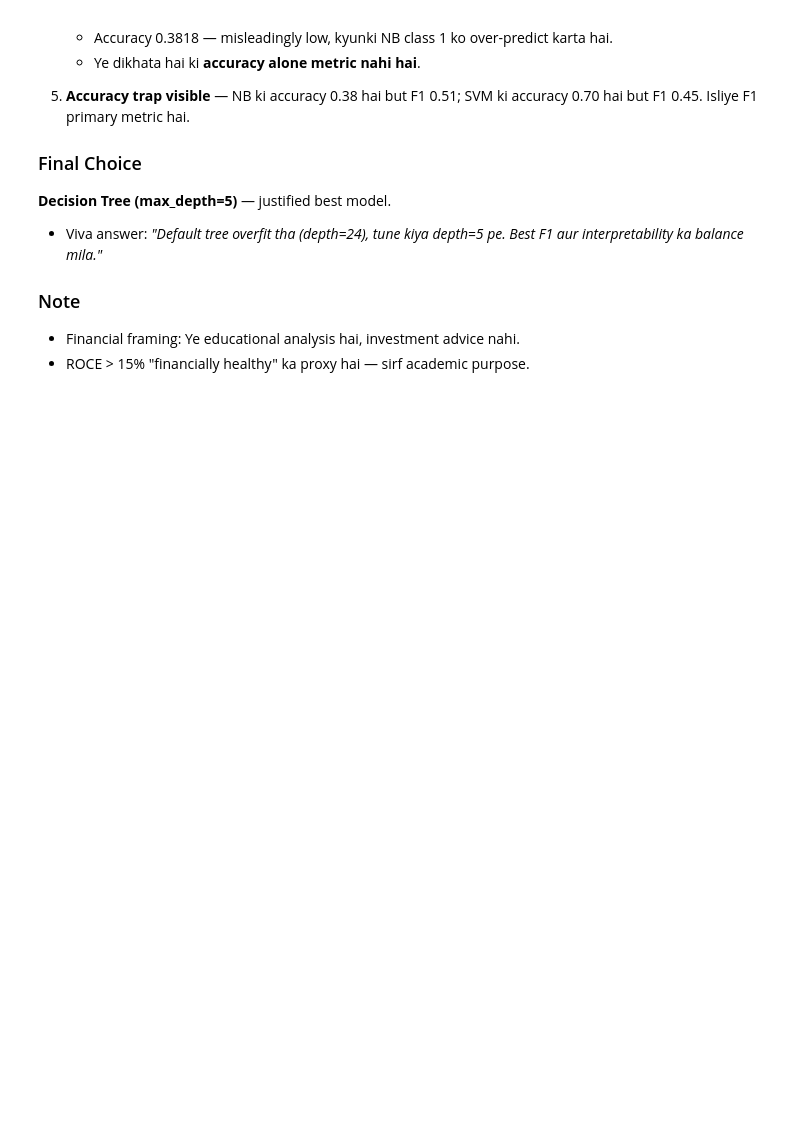
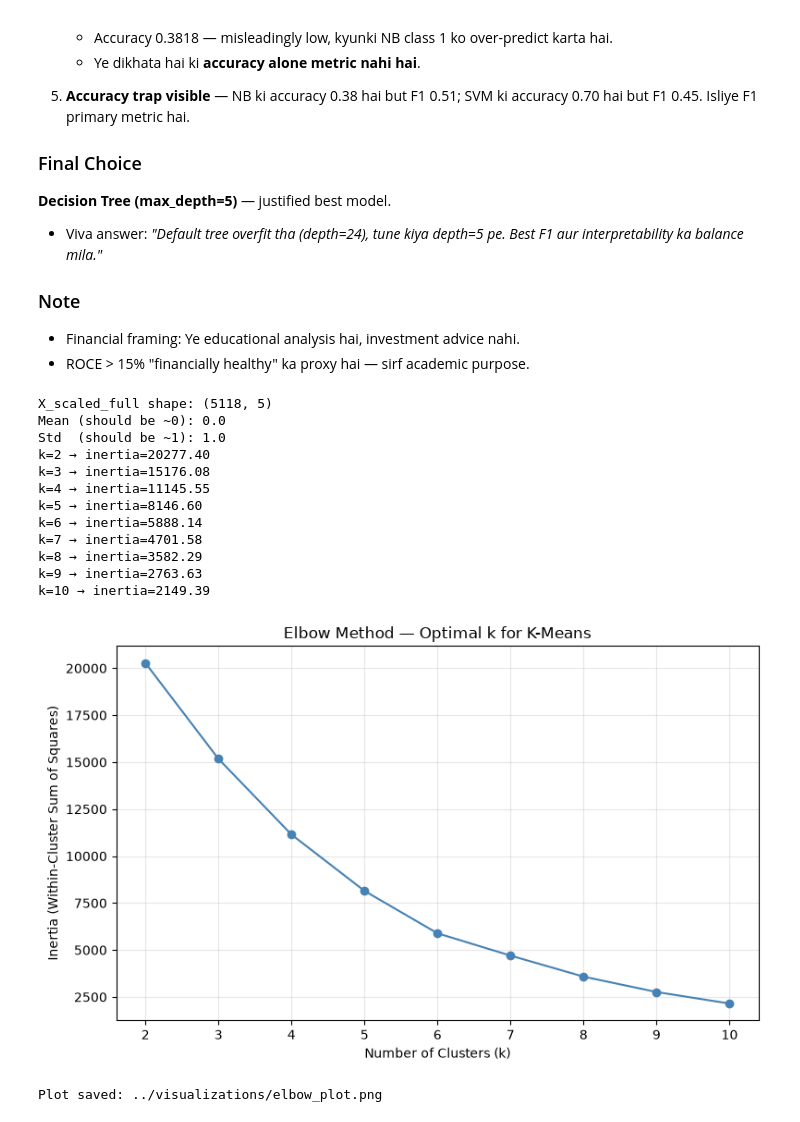
Before and after one commit to yogeshkaswan377-dev/Indian-Stock-Market-Analysis, a Jupyter notebook: notebooks/main_notebook.ipynb, the cells around one changed output. Drawn from its saved outputs; the diff is of its cells as text; code cells hidden in the pictures; blank space fills up the shorter version.

Commit message:
Complete ML project: EDA, supervised models, K-Means clustering

```diff
--- a/notebooks/main_notebook.ipynb
+++ b/notebooks/main_notebook.ipynb
@@ -1148,3 +1148,56 @@ Chart saved → ../visualizations/model_comparison.png
 ### Note
 - Financial framing: Ye educational analysis hai, investment advice nahi.
 - ROCE > 15% "financially healthy" ka proxy hai — sirf academic purpose.
+# %%
+# Cell 25 — Phase 4: Elbow Method for Optimal k
+
+from sklearn.preprocessing import StandardScaler
+from sklearn.cluster import KMeans
+import matplotlib.pyplot as plt
+
+# Step 1: Fresh scaler on FULL X (5118 rows) — clustering ke liye
+scaler_full = StandardScaler()
+X_scaled_full = scaler_full.fit_transform(X)
+
+print("X_scaled_full shape:", X_scaled_full.shape)
+print("Mean (should be ~0):", X_scaled_full.mean().round(4))
+print("Std  (should be ~1):", X_scaled_full.std().round(4))
+
+# Step 2: Elbow method — k from 2 to 10
+inertia = []
+k_range = range(2, 11)
+
+for k in k_range:
+    km = KMeans(n_clusters=k, random_state=42, n_init=10)
+    km.fit(X_scaled_full)
+    inertia.append(km.inertia_)
+    print(f"k={k} → inertia={km.inertia_:.2f}")
+
+# Step 3: Plot elbow curve
+plt.figure(figsize=(8, 5))
+plt.plot(list(k_range), inertia, marker='o', linestyle='-', color='steelblue')
+plt.xlabel('Number of Clusters (k)')
+plt.ylabel('Inertia (Within-Cluster Sum of Squares)')
+plt.title('Elbow Method — Optimal k for K-Means')
+plt.xticks(list(k_range))
+plt.grid(True, alpha=0.3)
+plt.tight_layout()
+plt.savefig('../visualizations/elbow_plot.png', dpi=100, bbox_inches='tight')
+plt.show()
+
+print("\nPlot saved: ../visualizations/elbow_plot.png")
+# %% [output]
+X_scaled_full shape: (5118, 5)
+Mean (should be ~0): 0.0
+Std  (should be ~1): 1.0
+k=2 → inertia=20277.40
+k=3 → inertia=15176.08
+k=4 → inertia=11145.55
+k=5 → inertia=8146.60
+k=6 → inertia=5888.14
+k=7 → inertia=4701.58
+k=8 → inertia=3582.29
+k=9 → inertia=2763.63
+k=10 → inertia=2149.39
+[figure, added]
+Plot saved: ../visualizations/elbow_plot.png
```
Also changed, not shown: parts of 6 cells of this notebook, 6 other files.
